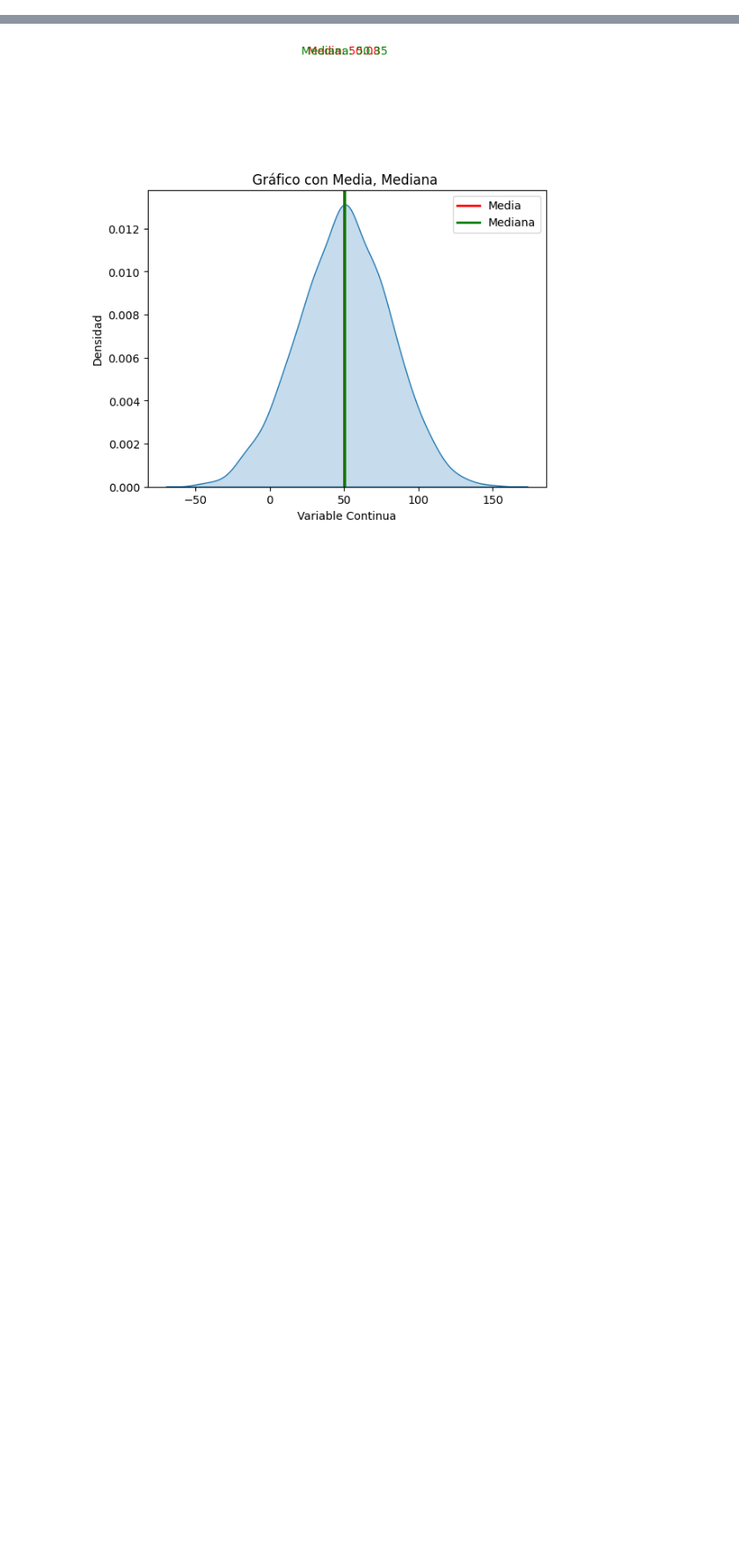
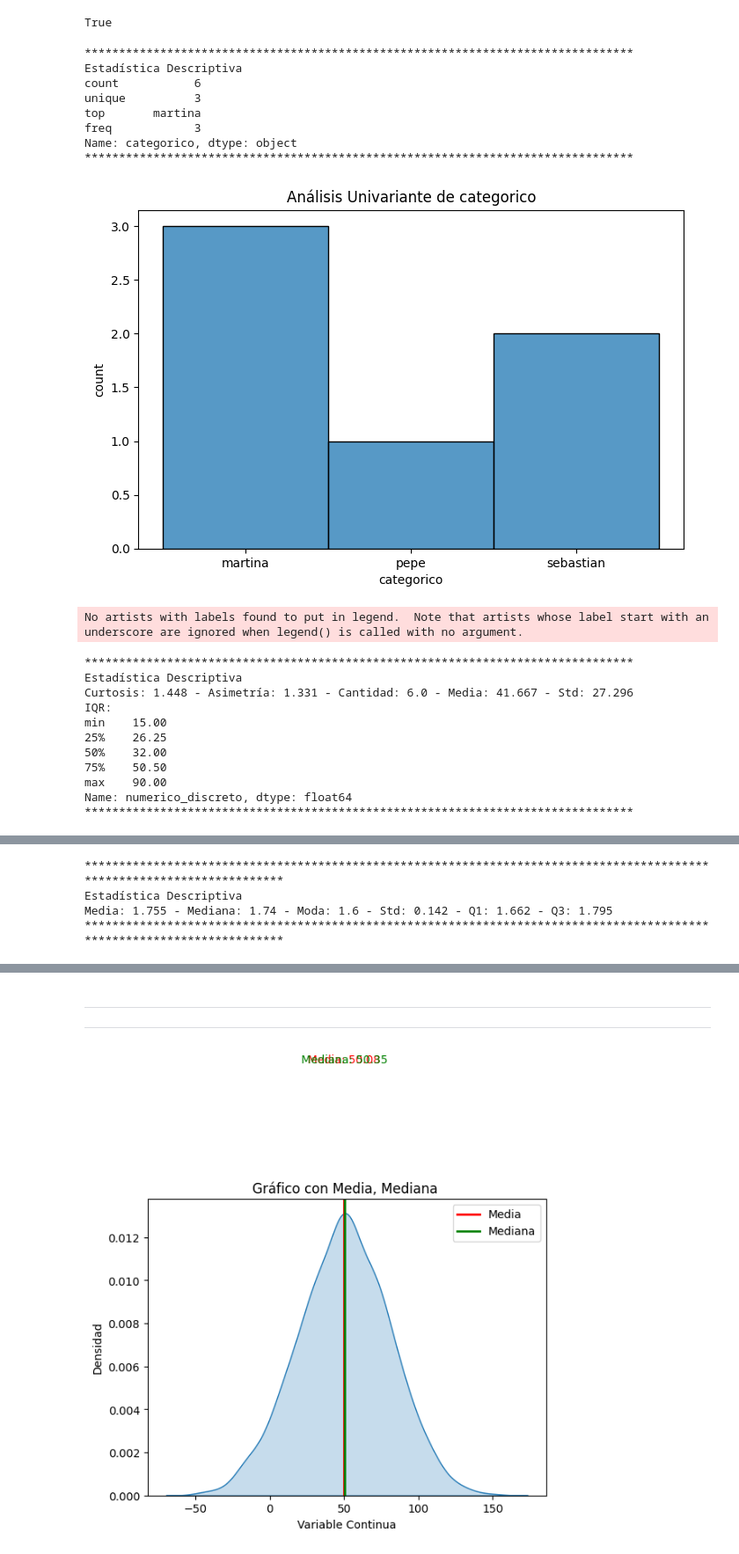
Before and after one commit to solfontan/Capital_Bikeshare_EDA, a Jupyter notebook: notebooks/para_luego.ipynb, the cells around one changed output, grey strips where cells are left out. Shown at 88% size. Saved outputs shown, nothing was run; the diff lists cells and outputs as text; code cells hidden in the pictures; blank space fills up the shorter version.

Commit message:
Univariante.resolver tipo fecha y bool Grafico

```diff
--- a/notebooks/para_luego.ipynb
+++ b/notebooks/para_luego.ipynb
@@ -0,0 +54,13 @@
+# %%
+import pandas as pd
+import numpy as np
+
+minidataframe = pd.DataFrame({
+        'categorico': ['martina','martina','martina','pepe','sebastian','sebastian'],
+        'numerico_discreto' : [15,30,25,34,56,90],
+        'numerico_continuo': [1.65,1.80,1.70,1.60,1.78,2.00]
+    })
+
+minidataframe.numerico_continuo.dtypes == 'float64'
+# %% [output]
+True
@@ -0,0 +148,24 @@
+# %%
+analisis_univariante(minidataframe)
+# %% [output]
+********************************************************************************
+Estadística Descriptiva
+count           6
+unique          3
+top       martina
+freq            3
+Name: categorico, dtype: object
+********************************************************************************
+[figure, added]
+No artists with labels found to put in legend.  Note that artists whose label start with an underscore are ignored when legend() is called with no argument.
+********************************************************************************
+Estadística Descriptiva
+Curtosis: 1.448 - Asimetría: 1.331 - Cantidad: 6.0 - Media: 41.667 - Std: 27.296
+IQR:
+min    15.00
+25%    26.25
+50%    32.00
+75%    50.50
+max    90.00
+Name: numerico_discreto, dtype: float64
+********************************************************************************
@@ -0,0 +173,4 @@
+************************************************************************************************************************
+Estadística Descriptiva
+Media: 1.755 - Mediana: 1.74 - Moda: 1.6 - Std: 0.142 - Q1: 1.662 - Q3: 1.795
+************************************************************************************************************************
@@ -0,0 +178,3 @@
+# %% [markdown]
+******
+******
```
Also changed, not shown: parts of 9 cells of this notebook, 1 other file.
